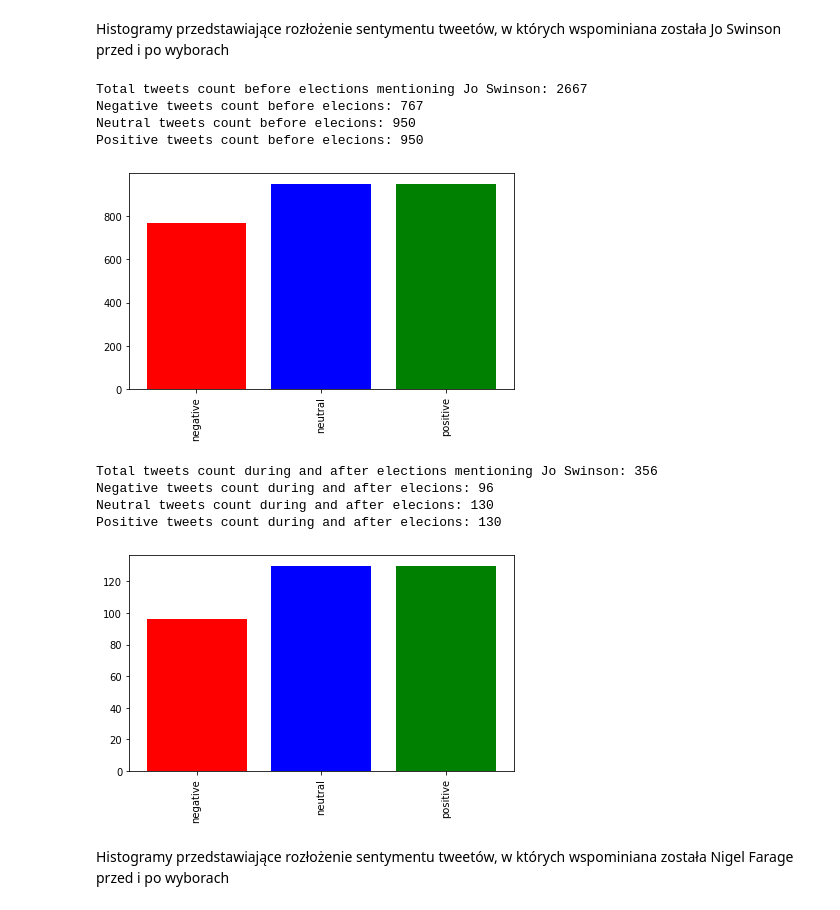
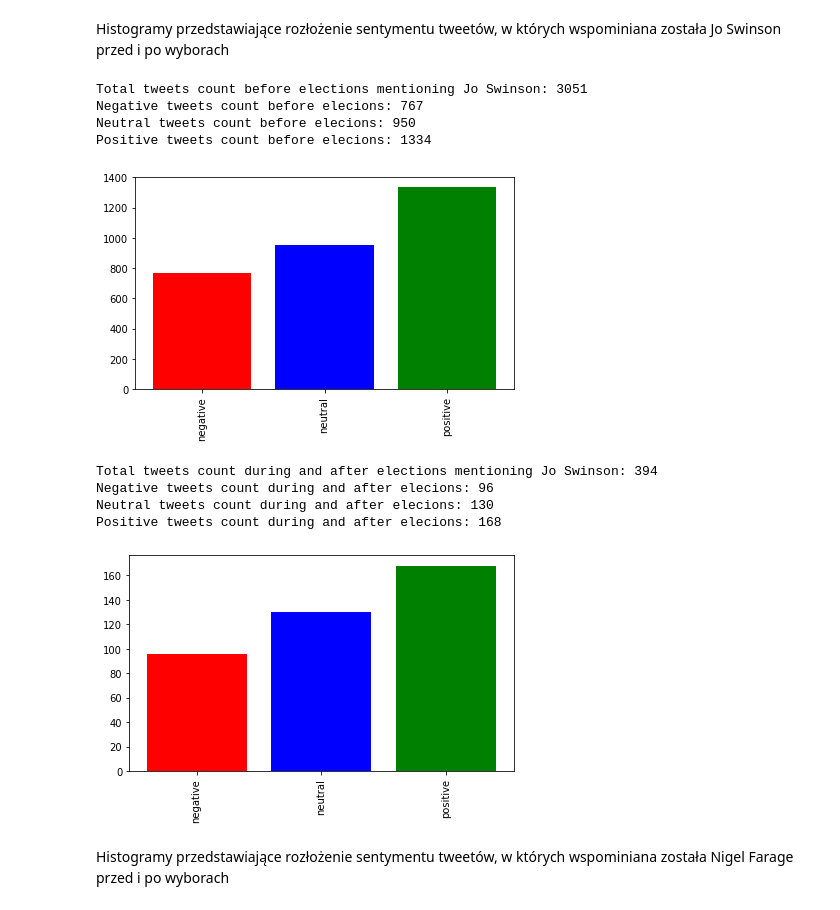
Before and after one commit to kaspiotr/ED-Brexit-Twitter-posts-analyzer, a Jupyter notebook: Brexit tweets analysis.ipynb, the cells around one changed output. Saved outputs shown, nothing was run; the diff lists cells and outputs as text; code cells hidden in the pictures.

```diff
--- a/Brexit tweets analysis.ipynb
+++ b/Brexit tweets analysis.ipynb
@@ -286,7 +286,7 @@ def get_neutral_tweets_count_before_elections(cursor):
     return cursor.fetchall()
 
 def get_positive_tweets_count_before_elections(cursor):
-    postgres_select_query = "SELECT count(t.id) FROM tweets t INNER JOIN mentions m ON t.id = m.tweetid INNER JOIN users u ON m.userid = u.id WHERE t.createdat<'2019-12-12' AND u.name='Boris Johnson' AND t.sentiment=0;"
+    postgres_select_query = "SELECT count(t.id) FROM tweets t INNER JOIN mentions m ON t.id = m.tweetid INNER JOIN users u ON m.userid = u.id WHERE t.createdat<'2019-12-12' AND u.name='Boris Johnson' AND t.sentiment>0;"
     cursor.execute(postgres_select_query)
     return cursor.fetchall()
 
@@ -301,7 +301,7 @@ def get_neutral_tweets_count_during_and_after_elections(cursor):
     return cursor.fetchall()
 
 def get_positive_tweets_count_during_and_after_elections(cursor):
-    postgres_select_query = "SELECT count(t.id) FROM tweets t INNER JOIN mentions m ON t.id = m.tweetid INNER JOIN users u ON m.userid = u.id WHERE t.createdat>='2019-12-12' AND u.name='Boris Johnson' AND t.sentiment=0;"
+    postgres_select_query = "SELECT count(t.id) FROM tweets t INNER JOIN mentions m ON t.id = m.tweetid INNER JOIN users u ON m.userid = u.id WHERE t.createdat>='2019-12-12' AND u.name='Boris Johnson' AND t.sentiment>0;"
     cursor.execute(postgres_select_query)
     return cursor.fetchall()
 
@@ -384,7 +384,7 @@ def get_neutral_tweets_count_before_elections(cursor):
     return cursor.fetchall()
 
 def get_positive_tweets_count_before_elections(cursor):
-    postgres_select_query = "SELECT count(t.id) FROM tweets t INNER JOIN mentions m ON t.id = m.tweetid INNER JOIN users u ON m.userid = u.id WHERE t.createdat<'2019-12-12' AND u.name='Conservatives' AND t.sentiment=0;"
+    postgres_select_query = "SELECT count(t.id) FROM tweets t INNER JOIN mentions m ON t.id = m.tweetid INNER JOIN users u ON m.userid = u.id WHERE t.createdat<'2019-12-12' AND u.name='Conservatives' AND t.sentiment>0;"
     cursor.execute(postgres_select_query)
     return cursor.fetchall()
 
@@ -399,7 +399,7 @@ def get_neutral_tweets_count_during_and_after_elections(cursor):
     return cursor.fetchall()
 
 def get_positive_tweets_count_during_and_after_elections(cursor):
-    postgres_select_query = "SELECT count(t.id) FROM tweets t INNER JOIN mentions m ON t.id = m.tweetid INNER JOIN users u ON m.userid = u.id WHERE t.createdat>='2019-12-12' AND u.name='Conservatives' AND t.sentiment=0;"
+    postgres_select_query = "SELECT count(t.id) FROM tweets t INNER JOIN mentions m ON t.id = m.tweetid INNER JOIN users u ON m.userid = u.id WHERE t.createdat>='2019-12-12' AND u.name='Conservatives' AND t.sentiment>0;"
     cursor.execute(postgres_select_query)
     return cursor.fetchall()
 
@@ -482,7 +482,7 @@ def get_neutral_tweets_count_before_elections(cursor):
     return cursor.fetchall()
 
 def get_positive_tweets_count_before_elections(cursor):
-    postgres_select_query = "SELECT count(t.id) FROM tweets t INNER JOIN mentions m ON t.id = m.tweetid INNER JOIN users u ON m.userid = u.id WHERE t.createdat<'2019-12-12' AND u.name='Liberal Democrats' AND t.sentiment=0;"
+    postgres_select_query = "SELECT count(t.id) FROM tweets t INNER JOIN mentions m ON t.id = m.tweetid INNER JOIN users u ON m.userid = u.id WHERE t.createdat<'2019-12-12' AND u.name='Liberal Democrats' AND t.sentiment>0;"
     cursor.execute(postgres_select_query)
     return cursor.fetchall()
 
@@ -497,7 +497,7 @@ def get_neutral_tweets_count_during_and_after_elections(cursor):
     return cursor.fetchall()
 
 def get_positive_tweets_count_during_and_after_elections(cursor):
-    postgres_select_query = "SELECT count(t.id) FROM tweets t INNER JOIN mentions m ON t.id = m.tweetid INNER JOIN users u ON m.userid = u.id WHERE t.createdat>='2019-12-12' AND u.name='Liberal Democrats' AND t.sentiment=0;"
+    postgres_select_query = "SELECT count(t.id) FROM tweets t INNER JOIN mentions m ON t.id = m.tweetid INNER JOIN users u ON m.userid = u.id WHERE t.createdat>='2019-12-12' AND u.name='Liberal Democrats' AND t.sentiment>0;"
     cursor.execute(postgres_select_query)
     return cursor.fetchall()
 
@@ -580,7 +580,7 @@ def get_neutral_tweets_count_before_elections(cursor):
     return cursor.fetchall()
 
 def get_positive_tweets_count_before_elections(cursor):
-    postgres_select_query = "SELECT count(t.id) FROM tweets t INNER JOIN mentions m ON t.id = m.tweetid INNER JOIN users u ON m.userid = u.id WHERE t.createdat<'2019-12-12' AND u.name='Jo Swinson' AND t.sentiment=0;"
+    postgres_select_query = "SELECT count(t.id) FROM tweets t INNER JOIN mentions m ON t.id = m.tweetid INNER JOIN users u ON m.userid = u.id WHERE t.createdat<'2019-12-12' AND u.name='Jo Swinson' AND t.sentiment>0;"
     cursor.execute(postgres_select_query)
     return cursor.fetchall()
 
@@ -595,7 +595,7 @@ def get_neutral_tweets_count_during_and_after_elections(cursor):
     return cursor.fetchall()
 
 def get_positive_tweets_count_during_and_after_elections(cursor):
-    postgres_select_query = "SELECT count(t.id) FROM tweets t INNER JOIN mentions m ON t.id = m.tweetid INNER JOIN users u ON m.userid = u.id WHERE t.createdat>='2019-12-12' AND u.name='Jo Swinson' AND t.sentiment=0;"
+    postgres_select_query = "SELECT count(t.id) FROM tweets t INNER JOIN mentions m ON t.id = m.tweetid INNER JOIN users u ON m.userid = u.id WHERE t.createdat>='2019-12-12' AND u.name='Jo Swinson' AND t.sentiment>0;"
     cursor.execute(postgres_select_query)
     return cursor.fetchall()
 
@@ -629,41 +629,41 @@ def draw_tweets_sentiment_mentioning_user_during_and_after_elections_histogram(d
 
     print('Total tweets count during and after elections mentioning Jo Swinson: %d' % (negative_tweets_count[0][0] + neutral_tweets_count[0][0] + positive_tweets_count[0][0]))
     print('Negative tweets count during and after elecions: %d' % (negative_tweets_count[0][0]))
     print('Neutral tweets count during and after elecions: %d' % (neutral_tweets_count[0][0]))
     print('Positive tweets count during and after elecions: %d' % (positive_tweets_count[0][0]))
 
     sentiment = ['negative', 'neutral', 'positive']
     tweets_count = []
 
     tweets_count.append(negative_tweets_count[0][0])
     tweets_count.append(neutral_tweets_count[0][0])
     tweets_count.append(positive_tweets_count[0][0])
 
     indices = np.arange(3)
     plt.bar(indices, tweets_count, color=['red', 'blue', 'green'])
     plt.xticks(indices, sentiment, rotation='vertical')
     plt.tight_layout()
     plt.show()
 
 def main():
     conn = connect_to_database()
     cursor = conn.cursor()
     draw_tweets_sentiment_mentioning_user_before_elections_histogram(cursor)
     draw_tweets_sentiment_mentioning_user_during_and_after_elections_histogram(cursor)
 
 if __name__ == "__main__":
     main()
 # %% [output]
-Total tweets count before elections mentioning Jo Swinson: 2667
+Total tweets count before elections mentioning Jo Swinson: 3051
 Negative tweets count before elecions: 767
 Neutral tweets count before elecions: 950
-Positive tweets count before elecions: 950
+Positive tweets count before elecions: 1334
-[figure, old version]
+[figure, new version]
-Total tweets count during and after elections mentioning Jo Swinson: 356
+Total tweets count during and after elections mentioning Jo Swinson: 394
 Negative tweets count during and after elecions: 96
 Neutral tweets count during and after elecions: 130
-Positive tweets count during and after elecions: 130
+Positive tweets count during and after elecions: 168
-[figure, old version]
+[figure, new version]
 # %% [markdown]
 Histogramy przedstawiające rozłożenie sentymentu tweetów, w których wspominiana została Nigel Farage przed i po wyborach
 # %%
```
Also changed, not shown: parts of 9 cells of this notebook.
